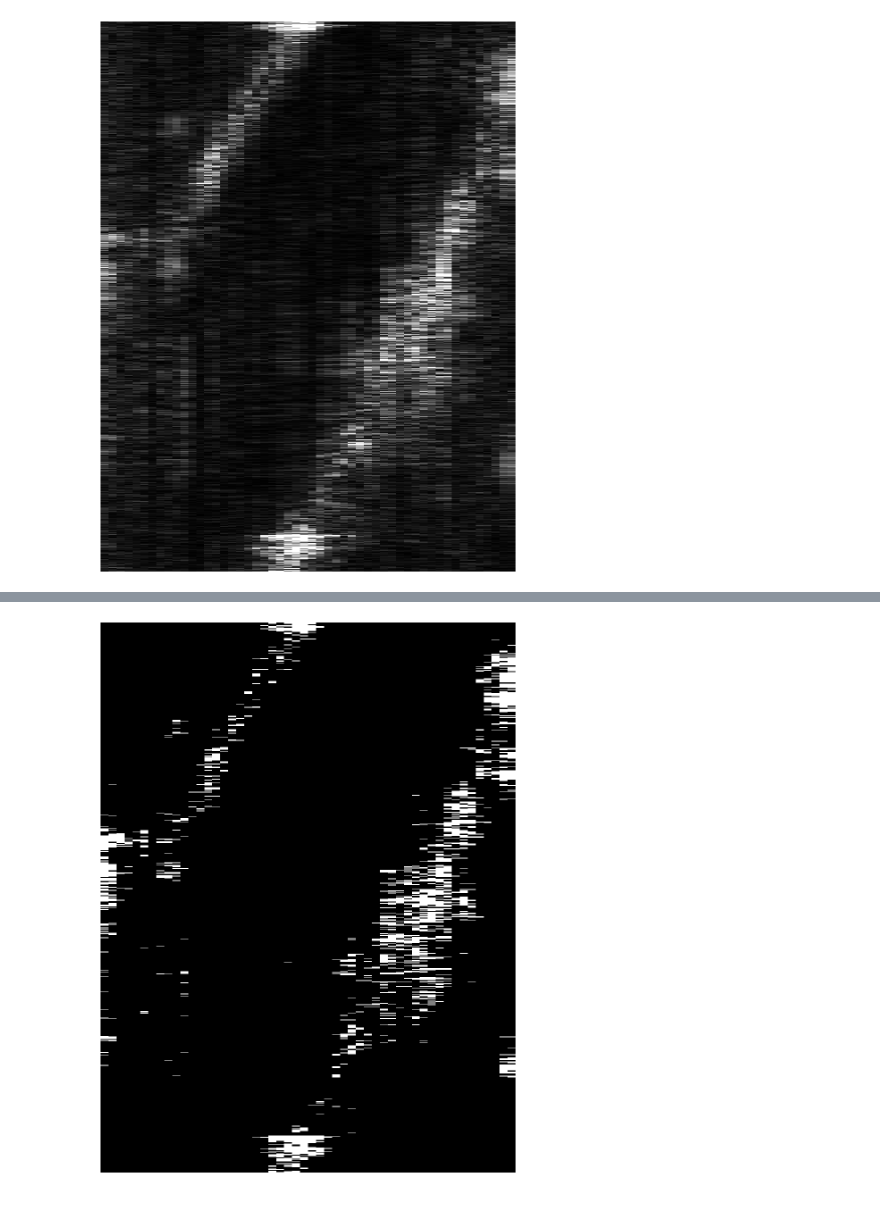
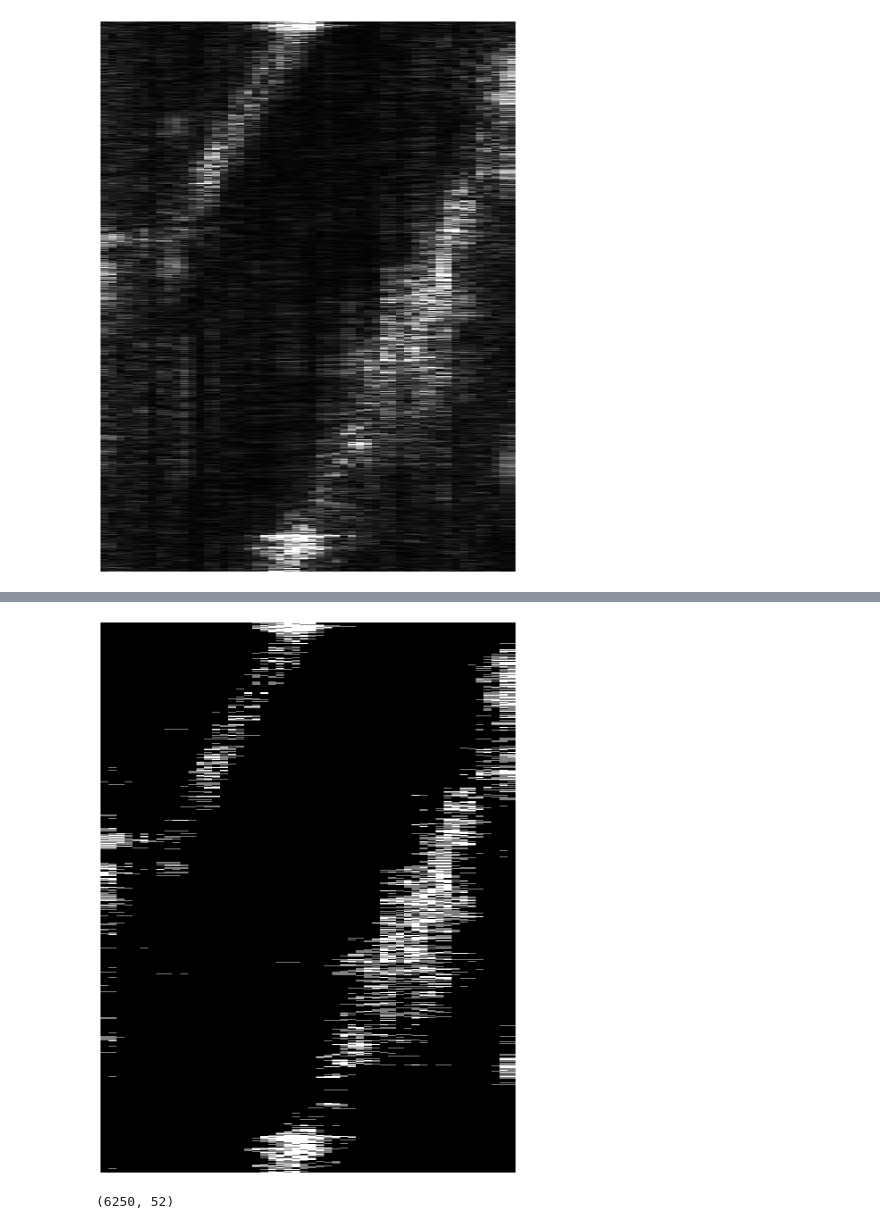
Before and after one commit to shhhQuiettt/moving-objects-DAS-system, a Jupyter notebook: regression3.ipynb, the cells around one changed output, grey strips where cells are left out. Cells and saved outputs as stored; diff of their text form; code cells hidden in the pictures.

```diff
--- a/regression3.ipynb
+++ b/regression3.ipynb
@@ -26,13 +30,13 @@ plot_numpy(img)
 # %% [output]
 [figure]
 # %%
-aspect_ratio = 12/16
+# aspect_ratio = 12/16
 
-h,w = img.shape
+# h,w = img.shape
 
-new_w = int(aspect_ratio * h)
+# new_w = int(aspect_ratio * h)
 
-img = cv2.resize(img, (h,new_w), interpolation=cv2.INTER_NEAREST)
+# img = cv2.resize(img, (h,new_w), interpolation=cv2.INTER_NEAREST)
 
 plot_numpy(img)
 # %% [output]
@@ -56,6 +60,15 @@ plot_numpy(img)
 # %%
-img = cv2.morphologyEx(
-    img, cv2.MORPH_OPEN, cv2.getStructuringElement(cv2.MORPH_RECT, (5, 5)), iterations=1
-)
+def proper_opening(image, kernel=(3,3)):
+    close1 = cv2.morphologyEx(
+        image, cv2.MORPH_CLOSE, cv2.getStructuringElement(cv2.MORPH_RECT, kernel), iterations=1
+    )
+    open1 = cv2.morphologyEx(
+        close1, cv2.MORPH_OPEN, cv2.getStructuringElement(cv2.MORPH_RECT, kernel), iterations=1
+    )
+    close2 = cv2.morphologyEx(
+        open1, cv2.MORPH_CLOSE, cv2.getStructuringElement(cv2.MORPH_RECT, kernel), iterations=1
+    )
+    return np.minimum(image, close2)
 
-plot_numpy(img)
+
+img = proper_opening(img, kernel=(3,3))
@@ -64,11 +75,11 @@ plot_numpy(img)
 # %%
-img = cv2.morphologyEx(
-    img, cv2.MORPH_CLOSE, cv2.getStructuringElement(cv2.MORPH_RECT, (7, 7)), iterations=1
-)
-
 plot_numpy(img)
 # %% [output]
-[figure, old version]
+[figure, new version]
+# %%
+img.shape
+# %% [output]
+(6250, 52)
 # %%
 def generate_colors(num_colors):
     hsv_colors = [(i / num_colors, 1.0, 1.0) for i in range(num_colors)]
```
Also changed, not shown: parts of 10 cells of this notebook, 1 other file.
